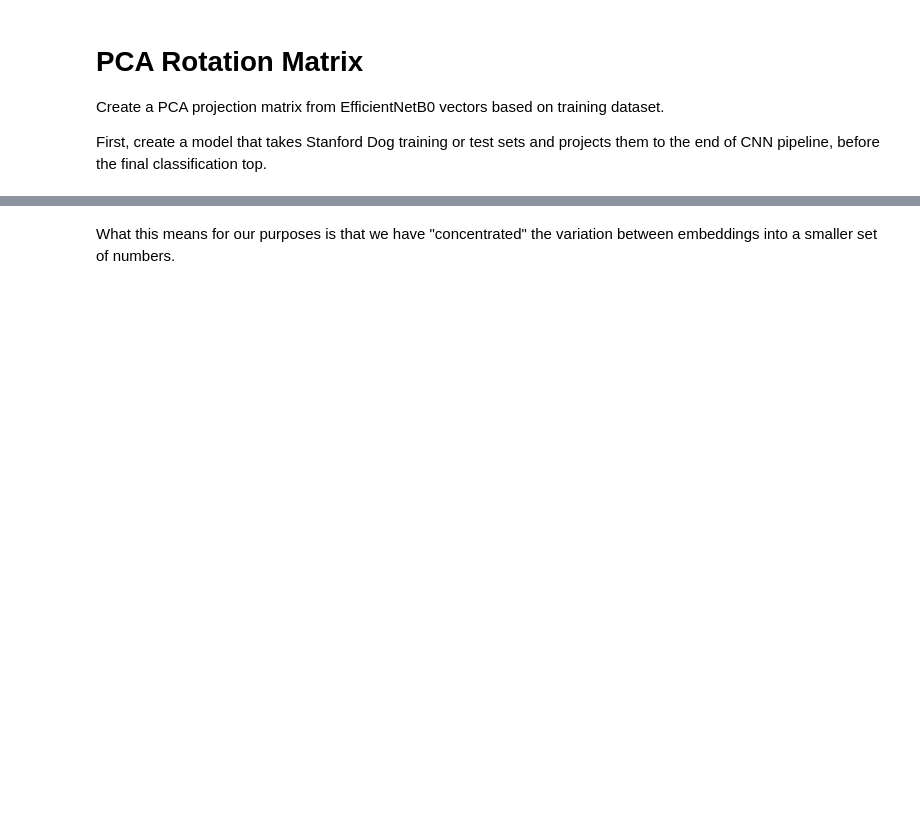
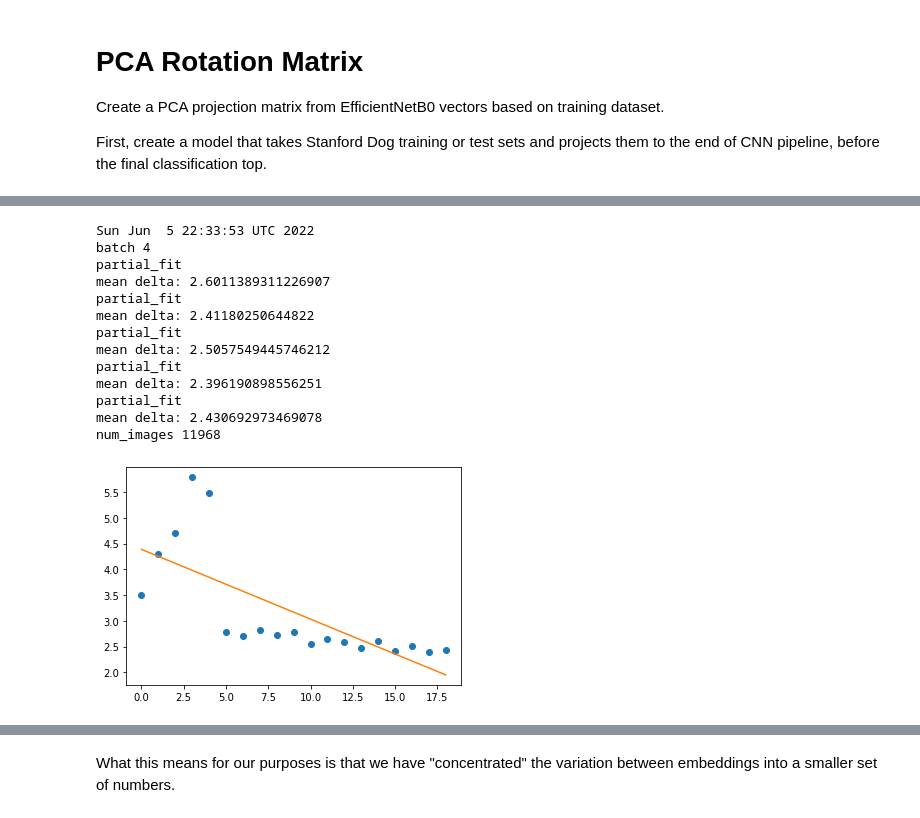
Before and after one commit to LanceNorskog/keras-fbcnn, a Jupyter notebook: notebooks/Bilinear_CNN_PCA_image_classification_efficientnet_fine_tuning.ipynb, the cells around one changed output, grey strips where cells are left out. Cells and saved outputs as stored; diff of their text form; code cells hidden in the pictures; blank space fills up the shorter version.

```diff
--- a/notebooks/Bilinear_CNN_PCA_image_classification_efficientnet_fine_tuning.ipynb
+++ b/notebooks/Bilinear_CNN_PCA_image_classification_efficientnet_fine_tuning.ipynb
@@ -290,0 +408,20 @@ plt.plot(x, m*x+b)
+# %%
+!date
+print('batch 4')
+run_pca(ds_train)
+plot_progress(deltas)
+# %% [output]
+Sun Jun  5 22:33:53 UTC 2022
+batch 4
+partial_fit
+mean delta: 2.6011389311226907
+partial_fit
+mean delta: 2.41180250644822
+partial_fit
+mean delta: 2.5057549445746212
+partial_fit
+mean delta: 2.396190898556251
+partial_fit
+mean delta: 2.430692973469078
+num_images 11968
+[figure, added]
```
Also changed, not shown: parts of 33 cells of this notebook.
